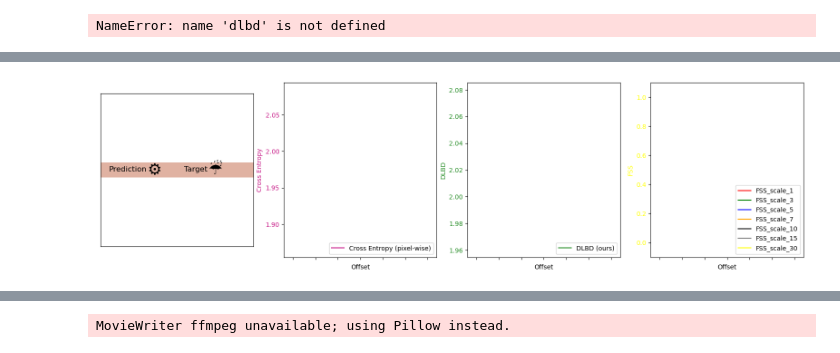
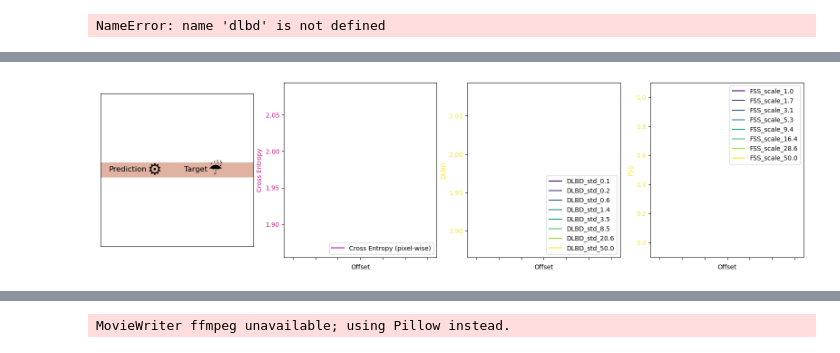
Before and after one commit to Osrip/deep_learn_rain_nowcasting, a Jupyter notebook: notebooks/toy_example_dlbd_with_FSS.ipynb, the cells around one changed output, grey strips where cells are left out. Saved outputs shown, nothing was run; the diff lists cells and outputs as text; code cells hidden in the pictures.

Commit message:
Both fss and DLBD plotted on several stds and scales with nice colors

```diff
--- a/notebooks/toy_example_dlbd_with_FSS.ipynb
+++ b/notebooks/toy_example_dlbd_with_FSS.ipynb
@@ -229,6 +229,21 @@ def get_scaling_function(a, b, c, d):
 #     """
 #     scale = (d - c) / (b - a)
 #     return lambda x: x
+# %%
+def sample_colormap(num_colors, colormap_name='viridis'):
+    """
+    Samples an arbitrary number of evenly distributed colors from a given colormap.
+
+    Args:
+    num_colors (int): Number of colors to sample.
+    colormap_name (str): Name of the colormap to sample from. Default is 'viridis'.
+
+    Returns:
+    list: A list of RGBA color tuples.
+    """
+    cmap = plt.get_cmap(colormap_name)
+    colors = cmap(np.linspace(0, 1, num_colors))
+    return colors
 # %%
 ### CREATE ANIMATION COMPARING XENTROPY AND DLBD ###
 
@@ -250,21 +265,22 @@ offsets=np.arange(0, 30, 1)
 def create_frames(
         num_frames,
         fss_scales,
+        dlbd_stds,
         sigma=6, kernel_size=100, offsets=np.arange(0, 30, 1), linspace_binning=torch.linspace(0, 9.5, 16), linspace_binning_max=10):
 
     target_pixel_frames = []
     pred_pixel_frames = []
 
-
-
     rmses = []
-    dlbds = []
+    # dlbds = []
+    dlbd_std_dict = {}
     fss_scale_dict = {}
 
     for scale in fss_scales:
         fss_scale_dict[scale] = []
 
-    print(f'fss_scale_dict: {fss_scale_dict}')
+    for std in dlbd_stds:
+        dlbd_std_dict[std] = []
 
     for frame in range(num_frames):
 
@@ -297,8 +313,6 @@ def create_frames(
         pred_lower = T.CenterCrop(size=100)(pred_lower)
         target_upper_one_hot = T.CenterCrop(size=100)(target_upper_one_hot)
 
-        target_upper_dlbd = gaussian_smoothing_target(target_upper, sigma=sigma, kernel_size=kernel_size, device='cpu', target_size=100)
-
         # Scale Xentropy meaningfully
 
         scale_rmse = get_scaling_function(1.85, 2.1, 0, 1)
@@ -306,26 +320,30 @@ def create_frames(
 
         # rmse = torch.sqrt(torch.nn.MSELoss()(pred_lower_pixel_wise, target_upper_pixel_wise))
         rmse = torch.nn.CrossEntropyLoss()(pred_lower.float(), target_upper_one_hot.float())
-        dlbd = torch.nn.CrossEntropyLoss()(pred_lower.float(), target_upper_dlbd.float())
+
+        for std, dlbd_list in dlbd_std_dict.items():
+            target_upper_dlbd = gaussian_smoothing_target(target_upper, sigma=std, kernel_size=kernel_size, device='cpu', target_size=100)
+            dlbd = torch.nn.CrossEntropyLoss()(pred_lower.float(), target_upper_dlbd.float())
+            dlbd_list.append(dlbd)
 
         for scale, fss_list in fss_scale_dict.items():
             fss = fss_calc_steps(
                 pred_lower_mm.detach().cpu().numpy(),
                 target_upper_mm.detach().cpu().numpy(),
                 thr=0.1, scale=scale)
-            print(scale)
             fss_list.append(fss)
 
         # rmse = scale_rmse(rmse)
         # dlbd = scale_dlbd(dlbd)
 
         rmses.append(rmse)
-        dlbds.append(dlbd)
 
-    return target_pixel_frames, pred_pixel_frames, rmses, dlbds, fss_scale_dict
+    return target_pixel_frames, pred_pixel_frames, rmses, fss_scale_dict, dlbd_std_dict
 
 
-def update(frame_idx, target_pixel_frames, pred_pixel_frames, rmses, dlbds, fss_scale_dict, fss_scales, offsets):
+def update(frame_idx, target_pixel_frames, pred_pixel_frames, rmses, fss_scale_dict, fss_scales, dlbd_std_dict, dlbd_stds, offsets):
+    print(f'Plotting frame {frame_idx+1}')
+
     ax[0].clear()
     ax[1].clear()
     ax[2].clear()  # Clear the DLBD plot
@@ -367,27 +385,45 @@ def update(frame_idx, target_pixel_frames, pred_pixel_frames, rmses, dlbds, fss_
     ax[1].set_ylabel('Cross Entropy', color=rmse_color)
     ax[1].tick_params(axis='y', labelcolor=rmse_color)
 
-    # Plot DLBD on a separate subplot
-    dlbd_color = 'forestgreen'
-    ax[2].plot(dlbds[:frame_idx + 1], label='DLBD (ours)', color=dlbd_color)
-    ax[2].set_ylabel('DLBD', color=dlbd_color)
-    ax[2].tick_params(axis='y', labelcolor=dlbd_color)
+    # colors = ['red', 'green', 'blue', 'orange', 'black', 'grey', 'peru', 'violet']
+    colors = sample_colormap(max((len(dlbd_std_dict), len(fss_scale_dict))))
 
-    colors = ['red', 'green', 'blue', 'orange', 'black', 'grey', 'yellow', 'violet']
+    # # Plot DLBD on a separate subplot
+    # dlbd_color = 'forestgreen'
+    # ax[2].plot(dlbds[:frame_idx + 1], label='DLBD (ours)', color=dlbd_color)
+    # ax[2].set_ylabel('DLBD', color=dlbd_color)
+    # ax[2].tick_params(axis='y', labelcolor=dlbd_color)
+
+    # Plot DLBD on seperate subplt
+
+    for idx, (std, dlbd_list) in enumerate(dlbd_std_dict.items()):
+        dlbd_color = colors[idx]
+        ax[2].plot(dlbd_list[:frame_idx + 1], label=f'DLBD_std_{std:.1f}', color=dlbd_color)
+        ax[2].set_ylabel('DLBD', color=dlbd_color)
+        ax[2].tick_params(axis='y', labelcolor=dlbd_color)
+
     # Plot FSS on seperate subplt
     for idx, (scale, fss_list) in enumerate(fss_scale_dict.items()):
         fss_color = colors[idx]
-        ax[3].plot(fss_list[:frame_idx + 1], label=f'FSS_scale_{scale}', color=fss_color)
+        ax[3].plot(fss_list[:frame_idx + 1], label=f'FSS_scale_{scale:.1f}', color=fss_color)
         ax[3].set_ylabel('FSS', color=fss_color)
         ax[3].tick_params(axis='y', labelcolor=fss_color)
 
+    max_dlbd = -np.inf
+    min_dlbd = np.inf
+    for std, dlbd_list in dlbd_std_dict.items():
+        if max(dlbd_list) > max_dlbd:
+            max_dlbd = max(dlbd_list)
+        if min(dlbd_list) < min_dlbd:
+            min_dlbd = min(dlbd_list)
+
     # Set y-axis limits
     rmse_val_range = max(rmses) - min(rmses)
-    dlbds_val_range = max(dlbds) - min(dlbds)
+    dlbds_val_range = max_dlbd - min_dlbd
     fss_val_range = max(fss_list) - min(dlbds)
 
     ax[1].set_ylim([min(rmses) - rmse_val_range * 0.1, max(rmses) + rmse_val_range * 0.1])
-    ax[2].set_ylim([min(dlbds) - dlbds_val_range * 0.1, max(dlbds) + dlbds_val_range * 0.1])
+    ax[2].set_ylim([min_dlbd - dlbds_val_range * 0.1, max_dlbd + dlbds_val_range * 0.1])
     ax[3].set_ylim(-0.1, 1.1)
 
     ax[1].set_xlim([-2, len(target_pixel_frames) + 2])
@@ -397,7 +433,7 @@ def update(frame_idx, target_pixel_frames, pred_pixel_frames, rmses, dlbds, fss_
     # Legends
     ax[1].legend(loc='lower right')
     ax[2].legend(loc='lower right')
-    ax[3].legend(loc='lower right')
+    ax[3].legend(loc='upper right')
 
     ax[1].set_xticklabels([])
     ax[2].set_xticklabels([])
@@ -407,16 +443,4 @@ def update(frame_idx, target_pixel_frames, pred_pixel_frames, rmses, dlbds, fss_
     ax[1].set_xlabel('Offset')
     ax[2].set_xlabel('Offset')
     ax[3].set_xlabel('Offset')
-
-# Set up figure and subplots
-fig, ax = plt.subplots(1, 4, figsize=(20, 5))
-
-fss_scales = [1, 3, 5, 7, 10, 15, 30]
-
-target_pixel_frames, pred_pixel_frames, rmses, dlbds, fss_scale_dict = create_frames(len(offsets), fss_scales,)
-
-ani = FuncAnimation(fig, lambda frame_idx: update(frame_idx, target_pixel_frames, pred_pixel_frames, rmses, dlbds, fss_scale_dict, fss_scales ,offsets), frames=len(offsets), repeat=False)
-# ani.save('/Users/jan/Downloads/animation51.mp4', writer='ffmpeg', fps=5)
-# ani.save('/Users/jan/Downloads/animation54_no_scaling.gif', writer='ffmpeg', fps=5, dpi=150)
-ani.save('/home/jan/Downloads/animation_test19.gif', writer='ffmpeg', fps=5, dpi=150)
 # %% [output]
@@ -448 +465 @@ MovieWriter ffmpeg unavailable; using Pillow instead.
-[figure, old version]
+[figure, new version]
```
Also changed, not shown: parts of 4 cells of this notebook.
